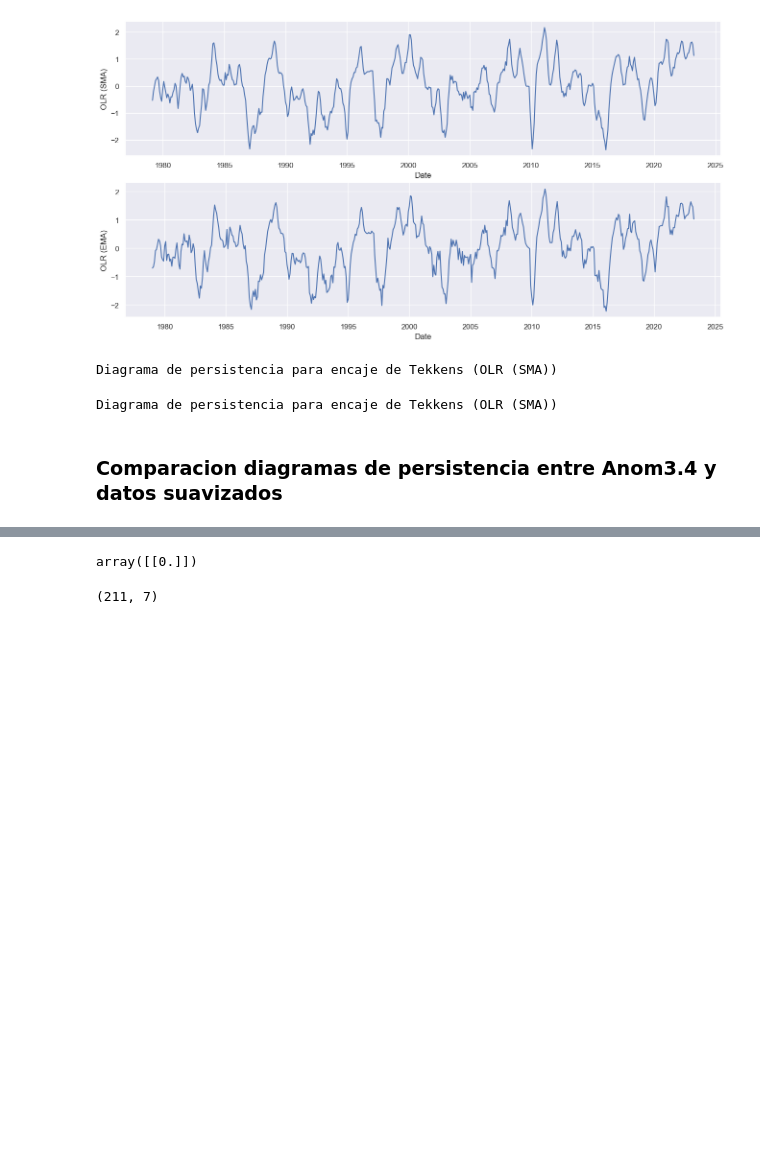
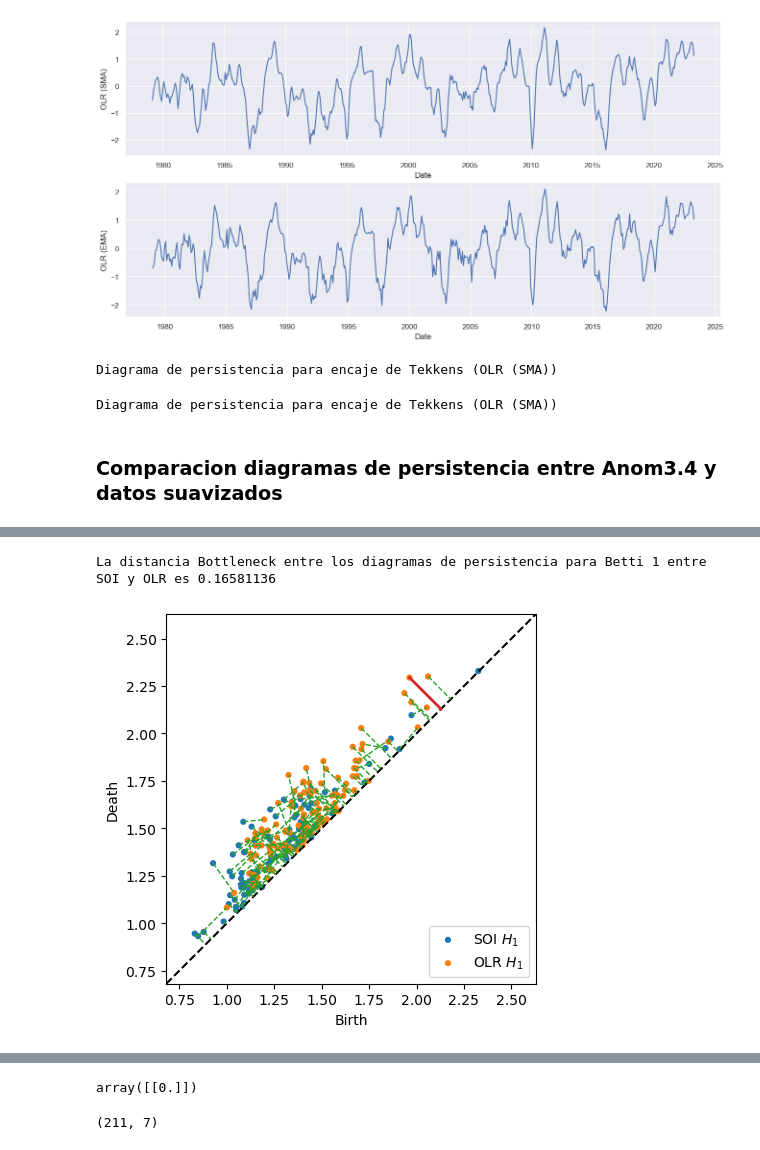
Before and after one commit to fedemedina72/RetoEquipo1, a Jupyter notebook: TimeSeries.ipynb, the cells around one changed output, grey strips where cells are left out. Cells and saved outputs as stored; diff of their text form; code cells hidden in the pictures; blank space fills up the shorter version.

Commit message:
Distancias Wasserstein y Bottleneck

```diff
--- a/TimeSeries.ipynb
+++ b/TimeSeries.ipynb
@@ -258,0 +313,7 @@ Diagrama de persistencia para encaje de Tekkens (OLR (SMA))
+# %%
+distance_bottleneck, matching = persim.bottleneck(SOI_dgm, OLR_dgm, matching=True)
+print(f"La distancia Bottleneck entre los diagramas de persistencia para Betti 1 entre SOI y OLR es {round(distance_bottleneck, 8)}")
+persim.bottleneck_matching(SOI_dgm, OLR_dgm, matching, labels=['SOI $H_1$', 'OLR $H_1$'])
+# %% [output]
+La distancia Bottleneck entre los diagramas de persistencia para Betti 1 entre SOI y OLR es 0.16581136
+[figure, added]
```
Also changed, not shown: parts of 15 cells of this notebook.
